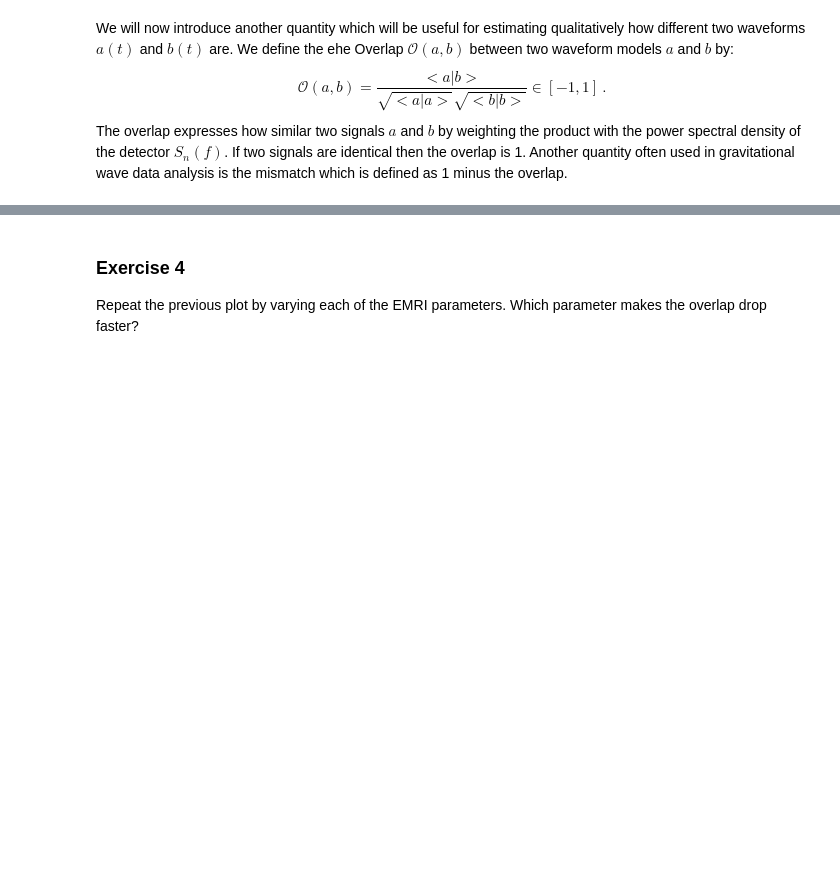
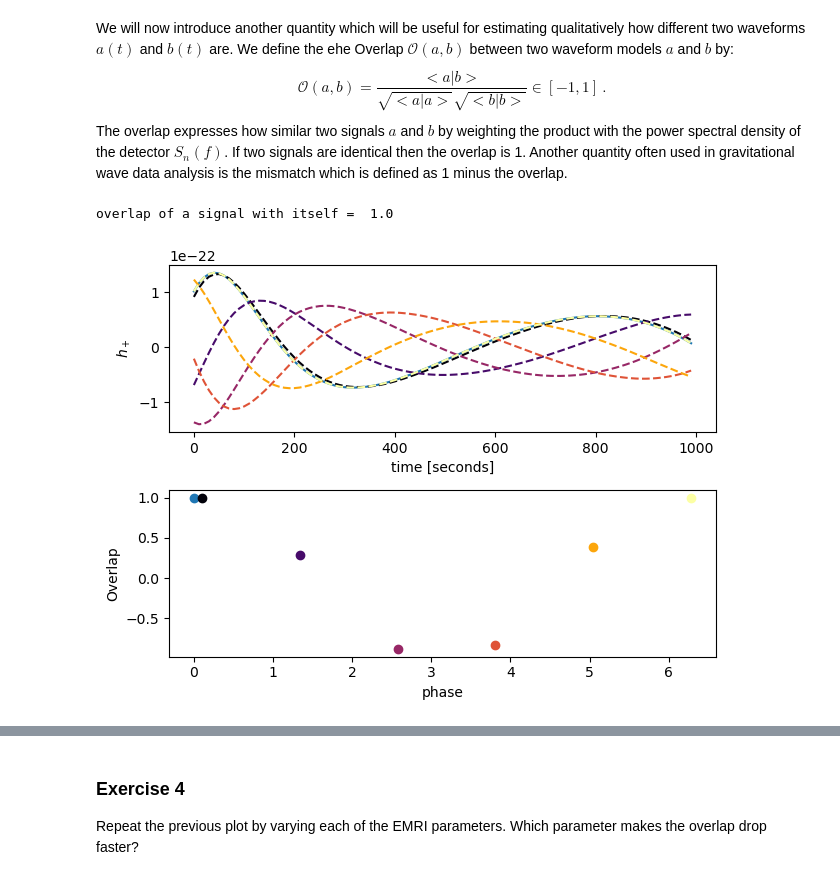
Before and after one commit to BertDepoorter/FEW-tutorial, a Jupyter notebook: GW_Workshop_Leuven.ipynb, the cells around one changed output, grey strips where cells are left out. Cells and saved outputs as stored; diff of their text form; code cells hidden in the pictures; blank space fills up the shorter version.

```diff
--- a/GW_Workshop_Leuven.ipynb
+++ b/GW_Workshop_Leuven.ipynb
@@ -1095,8 +1095,8 @@ def inner_product(a,b,dt):
     df = freq[2]-freq[1]
     psd_f = xp.asarray(PowerSpectralDensity(freq))
     inn_prod_cp = 4.0 * xp.real ( xp.sum( xp.conj(a_tilde) * b_tilde * df / psd_f) )
-    inn_prod_np = xp.asnumpy(inn_prod_cp)
-    return inn_prod_np
+    # inn_prod_np = xp.asnumpy(inn_prod_cp)
+    return inn_prod_cp
 
 # the SNR of the previous waveform is
 SNR = np.sqrt(inner_product(wave.real,wave.real,dt))
@@ -1152,6 +1156,8 @@ def overlap(a,b,dt):
     return a_b / np.sqrt(a_a * b_b)
 
 print("overlap of a signal with itself = ",overlap(wave.real,wave.real,dt))
+# %% [output]
+overlap of a signal with itself =  1.0
 # %%
 # parameters
 M = 1e6
@@ -1162,25 +1168,27 @@ theta = np.pi/3  # polar viewing angle in source frame
 phi = np.pi/4  # azimuthal viewing angle in source frame
 dt = 10.0
 
-base_sig = few_gen(M, mu, p0, e0, theta, phi, dist=1.0, dt=dt, T=1)
+base_sig = few_gen(M, mu, a, p0, e0, 1.0, theta, phi, dist=1.0, dt=dt, T=1)
 t_base = np.arange(0,len(base_sig)*dt,dt)
 # %%
 cmap = matplotlib.cm.get_cmap('inferno')
 fig, axs = plt.subplots(2, 1)
-axs[0].plot(t_base[:100],xp.asnumpy(base_sig.real[:100]))
+axs[0].plot(t_base[:100], base_sig.real[:100])
 axs[1].scatter(0.0, 1)
 axs[1].set_xlabel('phase')
 axs[1].set_ylabel('Overlap')
 axs[0].set_ylabel('$h_+$')
 for phase in np.linspace(0.1, 2*np.pi,num=6):
-    wave = few_gen(M, mu, p0, e0, theta, phi, dist=1.0, dt=dt, T=1) * xp.exp(1j*phase)
+    wave = few_gen(M, mu, a, p0, e0, 1.0, theta, phi, dist=1.0, dt=dt, T=1) * xp.exp(1j*phase)
     t_wave = np.arange(0,len(wave)*dt,dt)
     O = overlap(base_sig.real,wave.real,dt)
-    axs[0].plot(t_wave[0:100],xp.asnumpy(wave.real[0:100]),'--', color= cmap(phase/(xp.pi*2)))
+    axs[0].plot(t_wave[0:100], wave.real[0:100],'--', color= cmap(phase/(xp.pi*2)))
     axs[0].set_xlabel(r'time [seconds]')
     axs[1].scatter(phase, O, color= cmap(phase/(np.pi*2)))
 
 plt.tight_layout()
+# %% [output]
+[figure, added]
 # %%
 # parameters
 M = 1e6
```
Also changed, not shown: parts of 19 cells of this notebook.
